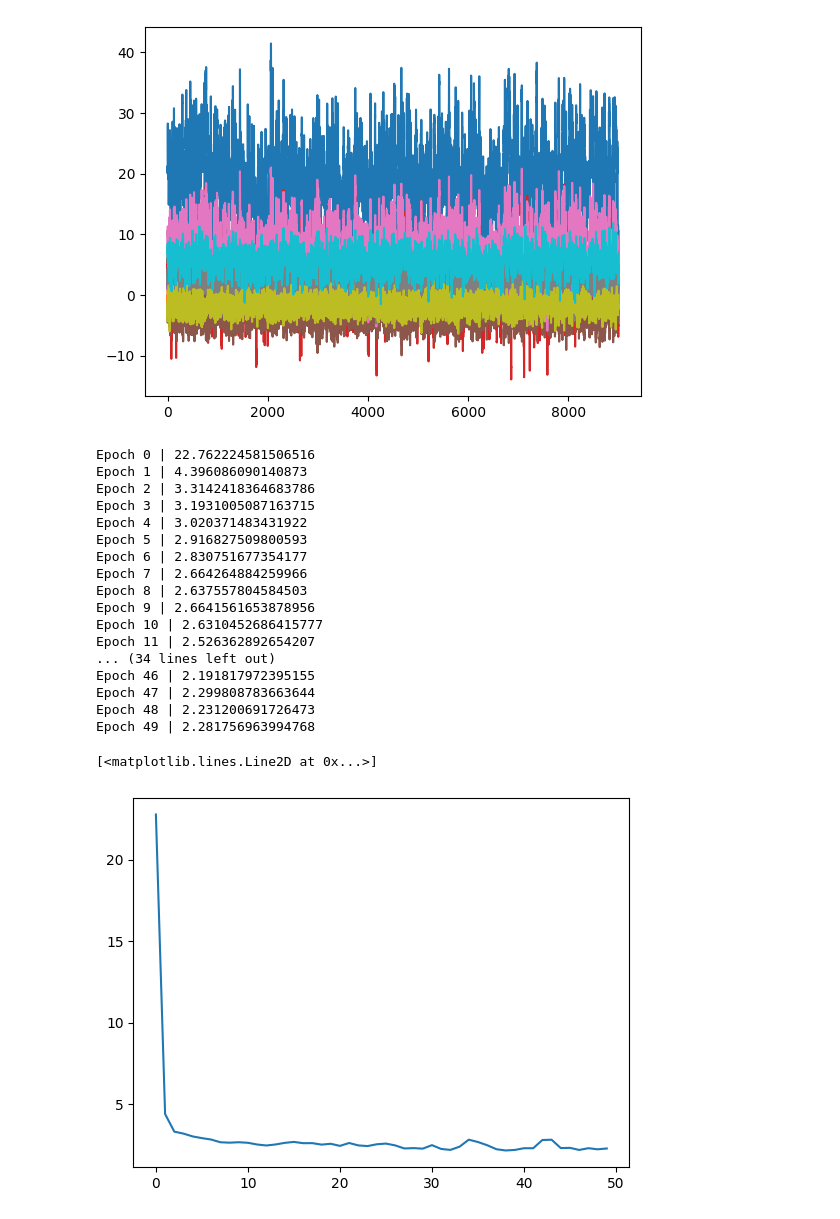
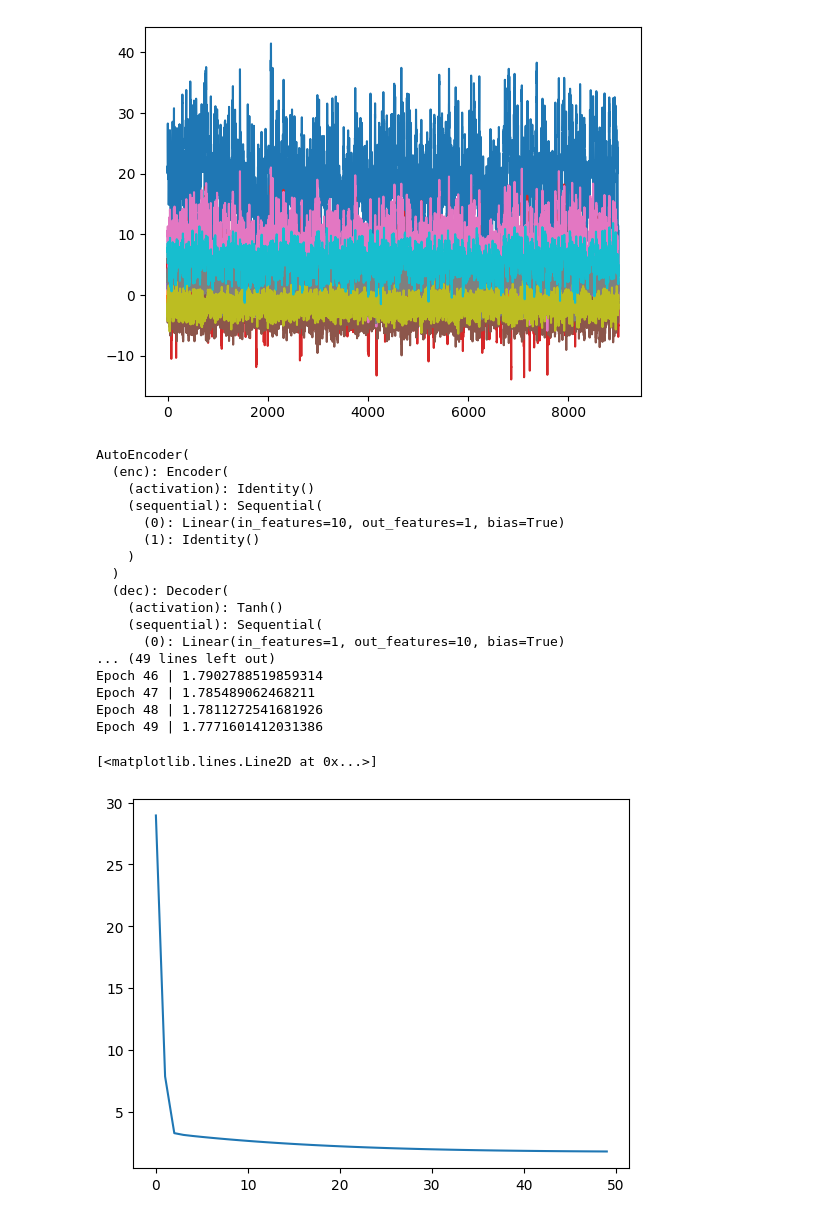
Before and after one commit to julianvanmeggelen/Thesis, a Jupyter notebook: reproduce.ipynb, the cells around one changed output. Drawn from its saved outputs; the diff is of its cells as text; code cells hidden in the pictures.

```diff
--- a/reproduce.ipynb
+++ b/reproduce.ipynb
@@ -161,33 +161,34 @@ plt.plot(sim);
 # %%
 x = torch.from_numpy(sim).float()
 dataLoader = torch.utils.data.DataLoader(x, batch_size=256, shuffle=False)
 input_dim = 10
 factor_dim = 1
-enc = Encoder(hidden_dim = [input_dim, 200, 100, factor_dim])
-dec = Decoder(hidden_dim = [factor_dim, 100, input_dim])
+enc = Encoder(hidden_dim = [input_dim, factor_dim], activation=nn.Identity()) #fully linear
+dec = Decoder(hidden_dim = [factor_dim, input_dim])
 model = AutoEncoder(enc, dec)
+print(model)
 loss_hist = train(X=dataLoader, model=model, n_epoch=50, optimizer=optim.Adam, criterion=nn.MSELoss(), lr=0.01)
 plt.plot(loss_hist)
 # %% [output]
-Epoch 0 | 22.762224581506516
-Epoch 1 | 4.396086090140873
-Epoch 2 | 3.3142418364683786
-Epoch 3 | 3.1931005087163715
-Epoch 4 | 3.020371483431922
-Epoch 5 | 2.916827509800593
-Epoch 6 | 2.830751677354177
-Epoch 7 | 2.664264884259966
-Epoch 8 | 2.637557804584503
-Epoch 9 | 2.6641561653878956
-Epoch 10 | 2.6310452686415777
-Epoch 11 | 2.526362892654207
-... (34 lines left out)
-Epoch 46 | 2.191817972395155
-Epoch 47 | 2.299808783663644
-Epoch 48 | 2.231200691726473
-Epoch 49 | 2.281756963994768
+AutoEncoder(
+  (enc): Encoder(
+    (activation): Identity()
+    (sequential): Sequential(
+      (0): Linear(in_features=10, out_features=1, bias=True)
+      (1): Identity()
+    )
+  )
+  (dec): Decoder(
+    (activation): Tanh()
+    (sequential): Sequential(
+      (0): Linear(in_features=1, out_features=10, bias=True)
+... (49 lines left out)
+Epoch 46 | 1.7902788519859314
+Epoch 47 | 1.785489062468211
+Epoch 48 | 1.7811272541681926
+Epoch 49 | 1.7771601412031386
 [<matplotlib.lines.Line2D at 0x...>]
-[figure, old version]
+[figure, new version]
 # %%
 #plot facors
 plt.figure(figsize=(15,3))
```
Also changed, not shown: parts of 1 cell of this notebook.
